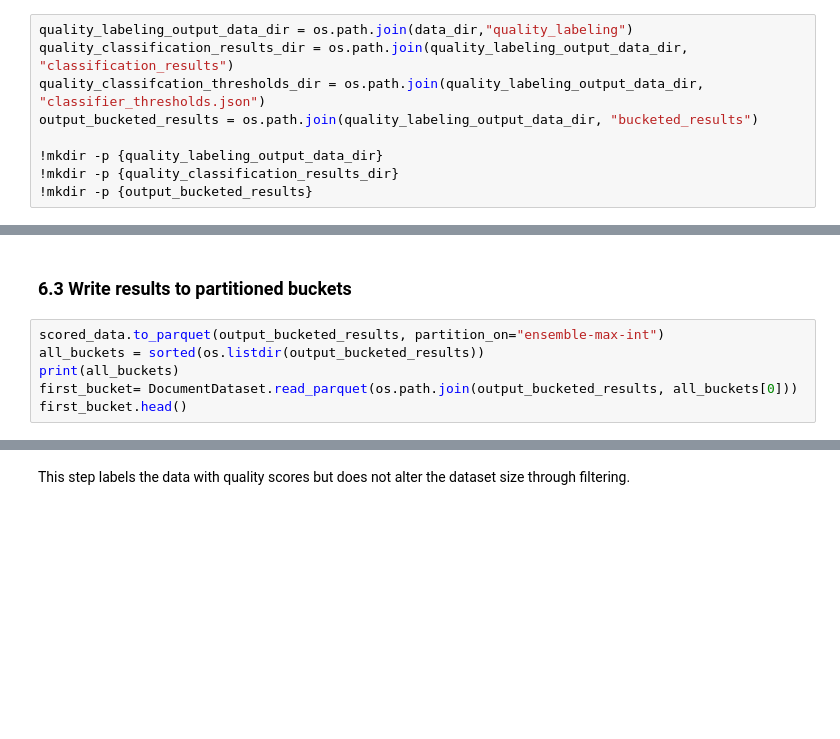
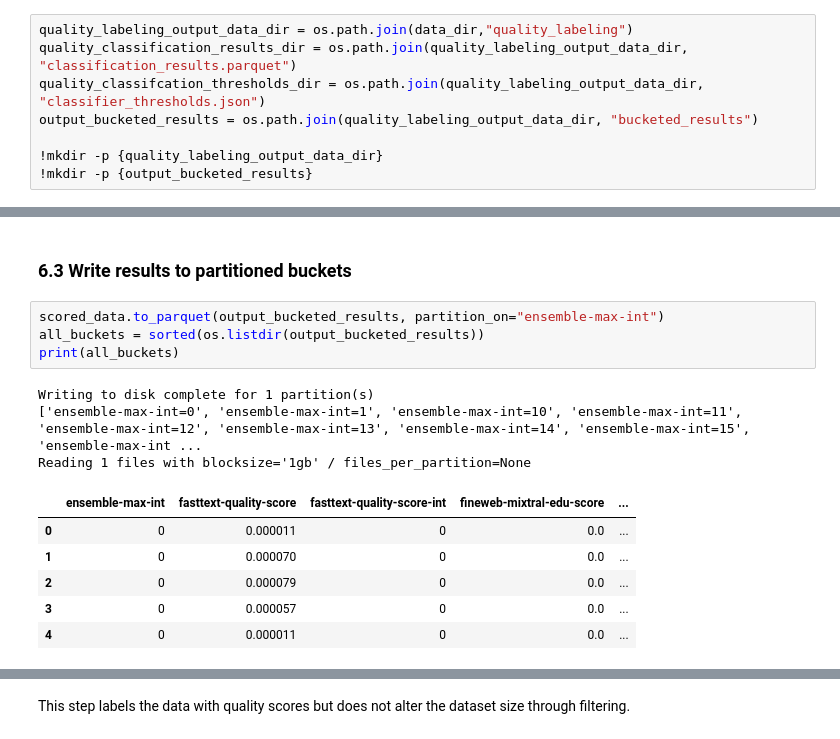
Before and after one commit to NVIDIA/NeMo-Curator, a Jupyter notebook: tutorials/nemotron-cc/nemotron_cc.ipynb, the cells around one changed output, grey strips where cells are left out. Drawn from its saved outputs; the diff is of its cells as text; blank space fills up the shorter version.

```diff
--- a/tutorials/nemotron-cc/nemotron_cc.ipynb
+++ b/tutorials/nemotron-cc/nemotron_cc.ipynb
@@ -946,9 +909,8 @@ Worker: 3
 # %%
 quality_labeling_output_data_dir = os.path.join(data_dir,"quality_labeling")
-quality_classification_results_dir = os.path.join(quality_labeling_output_data_dir, "classification_results")
+quality_classification_results_dir = os.path.join(quality_labeling_output_data_dir, "classification_results.parquet")
 quality_classifcation_thresholds_dir = os.path.join(quality_labeling_output_data_dir, "classifier_thresholds.json")
 output_bucketed_results = os.path.join(quality_labeling_output_data_dir, "bucketed_results")
 
 !mkdir -p {quality_labeling_output_data_dir}
-!mkdir -p {quality_classification_results_dir}
 !mkdir -p {output_bucketed_results}
@@ -1032,6 +1039,14 @@ scored_data.df.head()
 # %%
 scored_data.to_parquet(output_bucketed_results, partition_on="ensemble-max-int")
 all_buckets = sorted(os.listdir(output_bucketed_results))
 print(all_buckets)
-first_bucket= DocumentDataset.read_parquet(os.path.join(output_bucketed_results, all_buckets[0]))
-first_bucket.head()
+# %% [output]
+Writing to disk complete for 1 partition(s)
+['ensemble-max-int=0', 'ensemble-max-int=1', 'ensemble-max-int=10', 'ensemble-max-int=11', 'ensemble-max-int=12', 'ensemble-max-int=13', 'ensemble-max-int=14', 'ensemble-max-int=15', 'ensemble-max-int ...
+Reading 1 files with blocksize='1gb' / files_per_partition=None
+|  | ensemble-max-int | fasttext-quality-score | fasttext-quality-score-int | fineweb-mixtral-edu-score | ... |
+| 0 | 0 | 0.000011 | 0 | 0.0 | ... |
+| 1 | 0 | 0.000070 | 0 | 0.0 | ... |
+| 2 | 0 | 0.000079 | 0 | 0.0 | ... |
+| 3 | 0 | 0.000057 | 0 | 0.0 | ... |
+| 4 | 0 | 0.000011 | 0 | 0.0 | ... |
```
Also changed, not shown: parts of 21 cells of this notebook, 3 other files.
